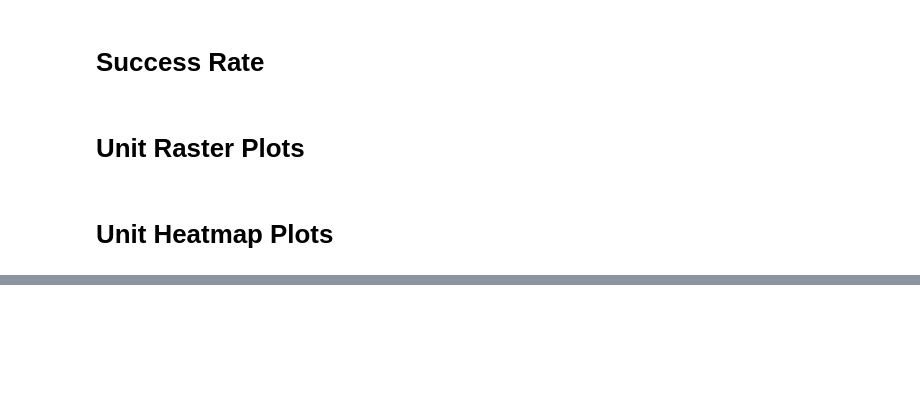
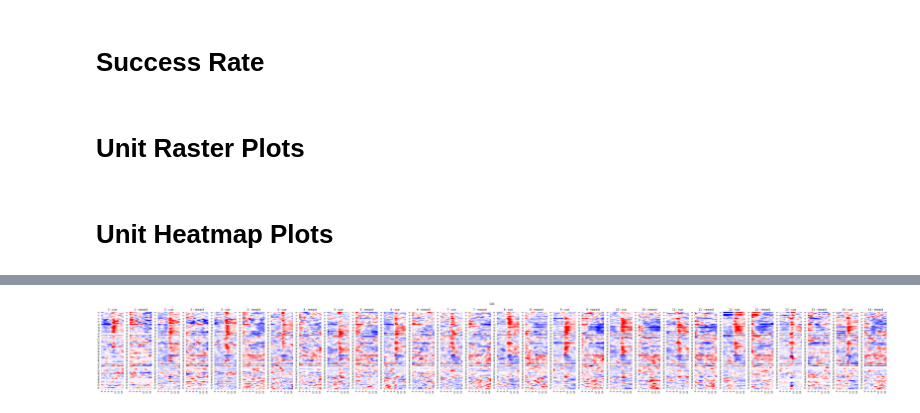
Before and after one commit to xinhez/Ghost_Project-2, a Jupyter notebook: plot_behavior_v3.ipynb, the cells around one changed output, grey strips where cells are left out. Drawn from its saved outputs; the diff is of its cells as text; code cells hidden in the pictures; blank space fills up the shorter version.

```diff
--- a/plot_behavior_v3.ipynb
+++ b/plot_behavior_v3.ipynb
@@ -469,0 +728,99 @@ for subject, subject_curation in curation.items():
+# %%
+import matplotlib.pyplot as plt
+import numpy as np
+import pickle
+import seaborn as sns
+
+from scipy.ndimage import gaussian_filter1d
+
+cue_react_units = {
+    'CA1': {
+        'M15_2': [1, 10, 11, 13, 15, 24, 29, 44, 45, 48, 6, 7, 9],
+        'M15_3': [25, 29, 34],
+        'M15_5': [11, 21, 4, 5, 62, 66, 7, 9],
+        'M15_7': [11, 12, 13, 14, 19, 20, 7],
+        'M16_1': [1, 10, 12, 13, 14, 2, 3, 33, 36, 38, 5, 54, 57, 58, 59, 60, 61, 62, 7, 8, 9],
+    },
+    'M1': {
+        'M15_2': [],
+        'M15_3': [23],
+        'M15_5': [28, 29, 31, 33, 34, 35, 36, 37, 38, 39, 40, 41, 43, 44],
+        'M15_7': [10, 21, 30, 4, 42, 44, 45, 46, 51, 53, 56, 57, 58, 6],
+        'M16_1': [],
+    },
+}
+
+reward_react_units = {
+    'CA1': {
+        'M15_2': [1, 24, 48, 6, 7, 8, 9],
+        'M15_3': [25],
+        'M15_5': [11, 21, 4, 5, 62, 8, 9],
+        'M15_7': [12, 13, 14, 19, 20, 7],
+        'M16_1': [2, 3, 36, 8],
+    },
+    'M1': {
+        'M15_2': [],
+        'M15_3': [23],
+        'M15_5': [29, 31, 33, 34, 44],
+        'M15_7': [22, 37, 4, 41, 42, 47, 52, 55, 56, 57, 58],
+        'M16_1': [],
+    },
+}
+
+# Open the file in read mode
+with open('densities.pickle', 'rb') as file:
+    # Deserialize and load the object from the file
+    loaded_densities = pickle.load(file)
+
+vlim = 2
+n_segment = 14
+conditions = ['cue', 'reward']
+
+for plot_region in ['CA1', 'M1']:
+
+    typed_bins = {
+        'C-R': { 'cue': [], 'reward': []},
+        'C-NR': { 'cue': [], 'reward': []},
+        'NC-R': { 'cue': [], 'reward': []},
+        'NC-NR': { 'cue': [], 'reward': []},
+    }
+    for (subject, region, unit_id), bins in loaded_densities.items():
+        if region != plot_region: continue
+        if unit_id in cue_react_units[region][subject] and unit_id in reward_react_units[region][subject]:
+            label = 'C-R'
+        elif unit_id in cue_react_units[region][subject] and unit_id not in reward_react_units[region][subject]:
+            label = 'C-NR'
+        elif unit_id not in cue_react_units[region][subject] and unit_id in reward_react_units[region][subject]:
+            label = 'NC-R'
+        elif unit_id not in cue_react_units[region][subject] and unit_id not in reward_react_units[region][subject]:
+            label = 'NC-NR'
+        for condition in conditions:
+            typed_bins[label][condition].append(bins[condition])
+
+    unit_counts = [0]
+    for label, label_bins in typed_bins.items():
+        unit_counts.append(unit_counts[-1] + len(label_bins['cue']))
+    unit_counts = unit_counts[1:]
+
+    fig = plt.figure(figsize=(50, 6))
+    fig.suptitle(f'{plot_region}')
+    for segment_index in range(n_segment):
+        for condition_index, condition in enumerate(conditions):
+            ax = plt.subplot(1, n_segment*2, segment_index*2+1+condition_index)
+            segment_bins = []
+            for label, label_bins in typed_bins.items():
+                segment_bins.append(np.array(label_bins[condition])[:, segment_index])
+            segment_bins = np.vstack(segment_bins)
+            segment_bins = (segment_bins - segment_bins.mean()) / (segment_bins.std() + 1e-6)
+            segment_bins = gaussian_filter1d(segment_bins, 1)
+            sns.heatmap(segment_bins, cmap=plt.cm.bwr, ax=ax, vmin=-vlim, vmax=vlim, cbar=False)
+
+            for type_index, y in enumerate(unit_counts):
+                ax.axhline(y=y, color='black', linestyle='--', alpha=1, linewidth=1)
+
+            ax.set_title(f'{segment_index+1} - {condition}')
+    plt.tight_layout()
+    plt.show()
+    plt.close()
+# %% [output]
+[figure, added]
```
Also changed, not shown: parts of 8 cells of this notebook.
